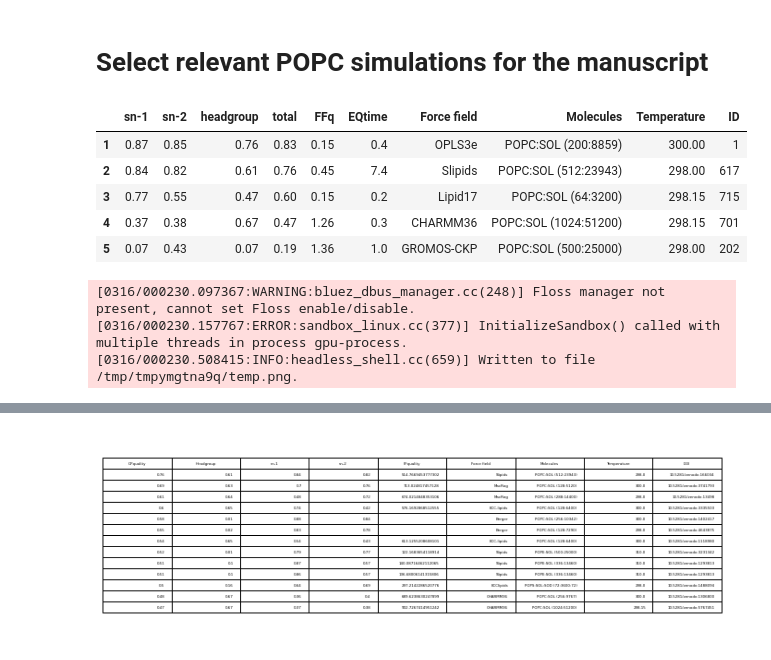
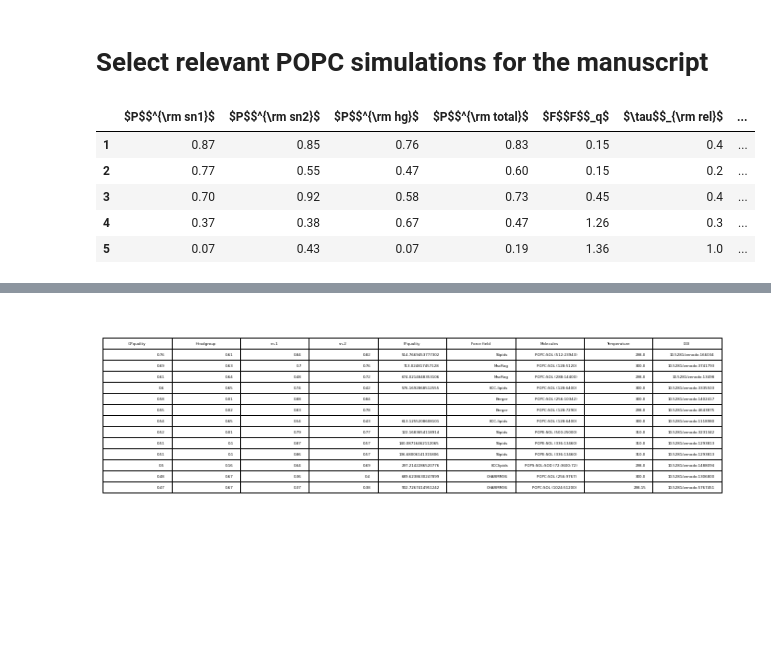
Before and after one commit to NMRLipids/DataBankManuscriptText, a Jupyter notebook: Figures/scripts/RankingTable.ipynb, the cells around one changed output, grey strips where cells are left out. Cells and saved outputs as stored; diff of their text form; code cells hidden in the pictures; blank space fills up the shorter version.

```diff
--- a/Figures/scripts/RankingTable.ipynb
+++ b/Figures/scripts/RankingTable.ipynb
@@ -329,18 +281,18 @@ for i in ranking:
     EQtimeAV = AVsum/AVnr
 
     dictToBeAdded = {}
-    dictToBeAdded['sn-1'] = i['POPE']['sn-1']
-    dictToBeAdded['sn-2'] = i['POPE']['sn-2']
-    dictToBeAdded['headgroup'] = i['TotalQuality']['headgroup']
-    dictToBeAdded['total'] = i['TotalQuality']['total']
+    dictToBeAdded['$P$$^{\rm sn1}$'] = i['POPE']['sn-1']
+    dictToBeAdded['$P$$^{\rm sn2}$'] = i['POPE']['sn-2']
+    dictToBeAdded['$P$$^{\rm hg}$'] = i['TotalQuality']['headgroup']
+    dictToBeAdded['$P$$^{\rm total}$'] = i['TotalQuality']['total']
 
 
     try:
-        dictToBeAdded['FFq'] = i['TotalQuality']['FFQuality']
+        dictToBeAdded['$F$$F$$_q$'] = i['TotalQuality']['FFQuality']
     except:
-        dictToBeAdded['FFq'] = ''
+        dictToBeAdded['$F$$F$$_q$'] = ''
 
-    dictToBeAdded['EQtime'] = round(EQtimeAV,1)
+    dictToBeAdded['$\tau$$_{\rm rel}$'] = round(EQtimeAV,1)
 
     if i['system']['FF'] in lipid17:
         dictToBeAdded['Force field'] = 'lipid17'
@@ -367,5 +319,5 @@ for i in ranking:
 TR = pd.json_normalize(TotalRanking)
 TR.index = TR.index + 1
 display(TR)
-dfi.export(TR,"TotalRankingPOPE.png")
+#dfi.export(TR,"TotalRankingPOPE.png")
 # %% [output]
@@ -470,7 +419,7 @@ with open(NMRlipidsDataBankFolder + 'Data/Ranking/POPC_sn-1_Ranking.json') as fi
     ranking = json.load(file)
 
 skipped = ['Berger', 'ECC-lipids', 'MacRog']
-IDs = [1, 617, 715, 701, 202]
+IDs = [1, 696, 715, 701, 202]
 
 TotalRanking = []
 index = 0
@@ -492,55 +441,52 @@ for i in ranking:
     EQtimeAV = AVsum/AVnr
 
     dictToBeAdded = {}
-    dictToBeAdded['sn-1'] = i['POPC']['sn-1']
-    dictToBeAdded['sn-2'] = i['POPC']['sn-2']
-    dictToBeAdded['headgroup'] = i['TotalQuality']['headgroup']
-    dictToBeAdded['total'] = i['TotalQuality']['total']
+    dictToBeAdded['$P$$^{\rm sn1}$'] = i['POPC']['sn-1']
+    dictToBeAdded['$P$$^{\rm sn2}$'] = i['POPC']['sn-2']
+    dictToBeAdded['$P$$^{\rm hg}$'] = i['TotalQuality']['headgroup']
+    dictToBeAdded['$P$$^{\rm total}$'] = i['TotalQuality']['total']
 
 
     try:
-        dictToBeAdded['FFq'] = i['TotalQuality']['FFQuality']
+        dictToBeAdded['$F$$F$$_q$'] = i['TotalQuality']['FFQuality']
     except:
-        dictToBeAdded['FFq'] = ''
+        dictToBeAdded['$F$$F$$_q$'] = ''
 
-    dictToBeAdded['EQtime'] = round(EQtimeAV,1)
+    dictToBeAdded['$\tau$$_{\rm rel}$'] = round(EQtimeAV,1)
 
     if i['system']['FF'] in lipid17:
         dictToBeAdded['Force field'] = 'lipid17'
     elif i['system']['FF'] in gromosCKP:
         dictToBeAdded['Force field'] = 'GROMOS-CKP'
     elif i['system']['FF'] in ECClipids:
          dictToBeAdded['Force field'] = 'ECClipids'
     elif i['system']['FF'] in lipid17ff99:
             dictToBeAdded['Force field'] = 'Lipid17 (ff99 ions)'
     elif i['system']['FF'] in lipid17dang:
         dictToBeAdded['Force field'] = 'Lipid17 (Dang ions)'
     elif i['system']['FF'] in BergerHoljte:
         #dictToBeAdded['Force field'] = 'Berger/Höltje'
         continue
     elif i['system']['FF'] in skipped:
         continue
     else:
         dictToBeAdded['Force field'] = i['TotalQuality']['Forcefield']
 
     dictToBeAdded['Molecules'] = i['TotalQuality']['Molecules'] + i['TotalQuality']['Number of molecules']
     dictToBeAdded['Temperature'] = i['TotalQuality']['Temperature']
     dictToBeAdded['ID'] = i['TotalQuality']['ID']
     if index < 33:
         TotalRanking.append(dictToBeAdded)
     index += 1
 
 TR = pd.json_normalize(TotalRanking)
 TR.index = TR.index + 1
 display(TR)
-dfi.export(TR,"TotalRankingPOPC.png")
+#dfi.export(TR,"TotalRankingPOPC.png")
 # %% [output]
-|  | sn-1 | sn-2 | headgroup | total | FFq | EQtime | Force field | Molecules | Temperature | ID |
-| 1 | 0.87 | 0.85 | 0.76 | 0.83 | 0.15 | 0.4 | OPLS3e | POPC:SOL (200:8859) | 300.00 | 1 |
-| 2 | 0.84 | 0.82 | 0.61 | 0.76 | 0.45 | 7.4 | Slipids | POPC:SOL (512:23943) | 298.00 | 617 |
-| 3 | 0.77 | 0.55 | 0.47 | 0.60 | 0.15 | 0.2 | Lipid17 | POPC:SOL (64:3200) | 298.15 | 715 |
-| 4 | 0.37 | 0.38 | 0.67 | 0.47 | 1.26 | 0.3 | CHARMM36 | POPC:SOL (1024:51200) | 298.15 | 701 |
-| 5 | 0.07 | 0.43 | 0.07 | 0.19 | 1.36 | 1.0 | GROMOS-CKP | POPC:SOL (500:25000) | 298.00 | 202 |
+|  | $P$$^{\rm sn1}$ | $P$$^{\rm sn2}$ | $P$$^{\rm hg}$ | $P$$^{\rm total}$ | $F$$F$$_q$ | $\tau$$_{\rm rel}$ | ... |
+| 1 | 0.87 | 0.85 | 0.76 | 0.83 | 0.15 | 0.4 | ... |
+| 2 | 0.77 | 0.55 | 0.47 | 0.60 | 0.15 | 0.2 | ... |
+| 3 | 0.70 | 0.92 | 0.58 | 0.73 | 0.45 | 0.4 | ... |
+| 4 | 0.37 | 0.38 | 0.67 | 0.47 | 1.26 | 0.3 | ... |
+| 5 | 0.07 | 0.43 | 0.07 | 0.19 | 1.36 | 1.0 | ... |
-[0316/000230.097367:WARNING:bluez_dbus_manager.cc(248)] Floss manager not present, cannot set Floss enable/disable.
-[0316/000230.157767:ERROR:sandbox_linux.cc(377)] InitializeSandbox() called with multiple threads in process gpu-process.
-[0316/000230.508415:INFO:headless_shell.cc(659)] Written to file /tmp/tmpymgtna9q/temp.png.
```
Also changed, not shown: parts of 4 cells of this notebook, 3 other files.
